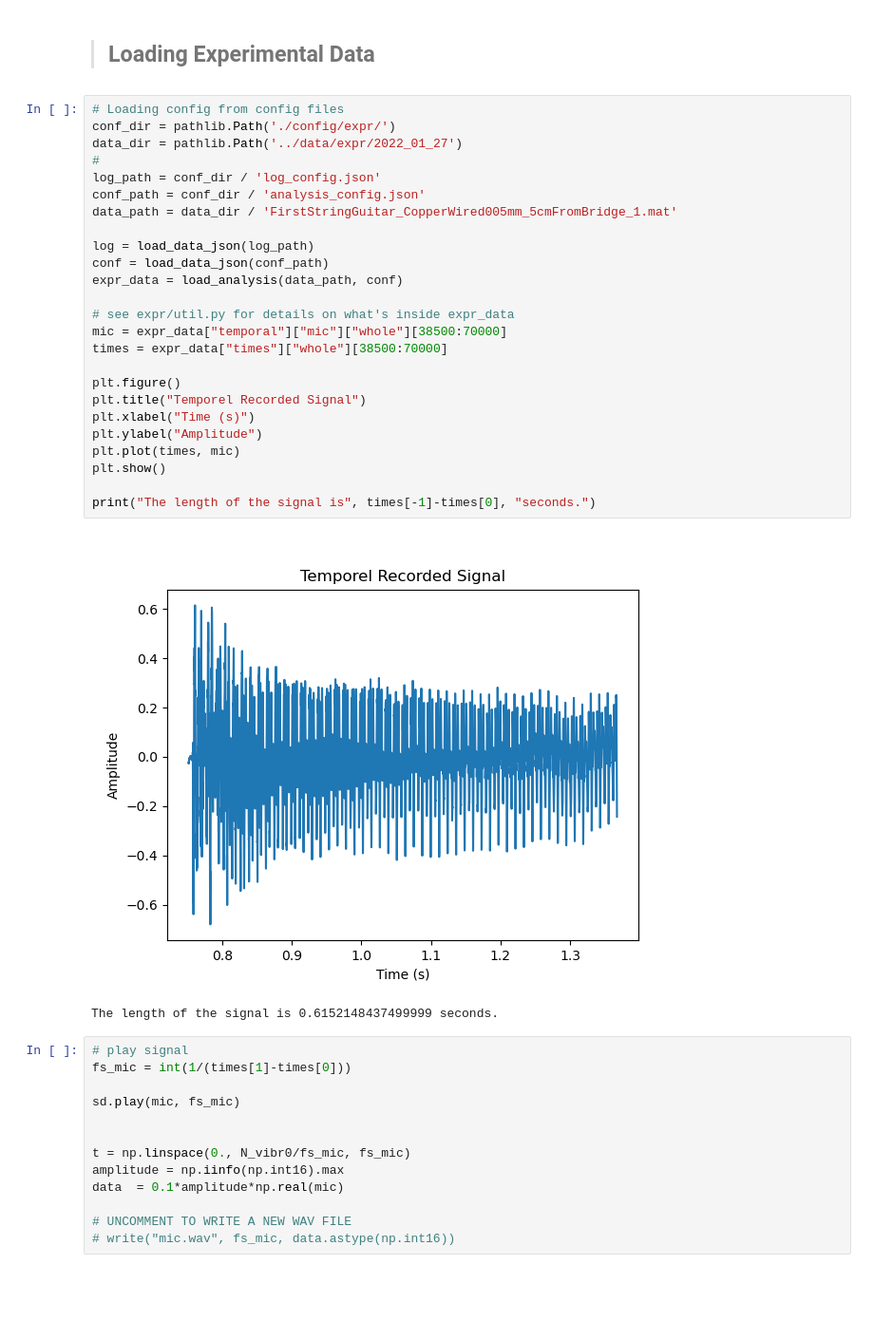
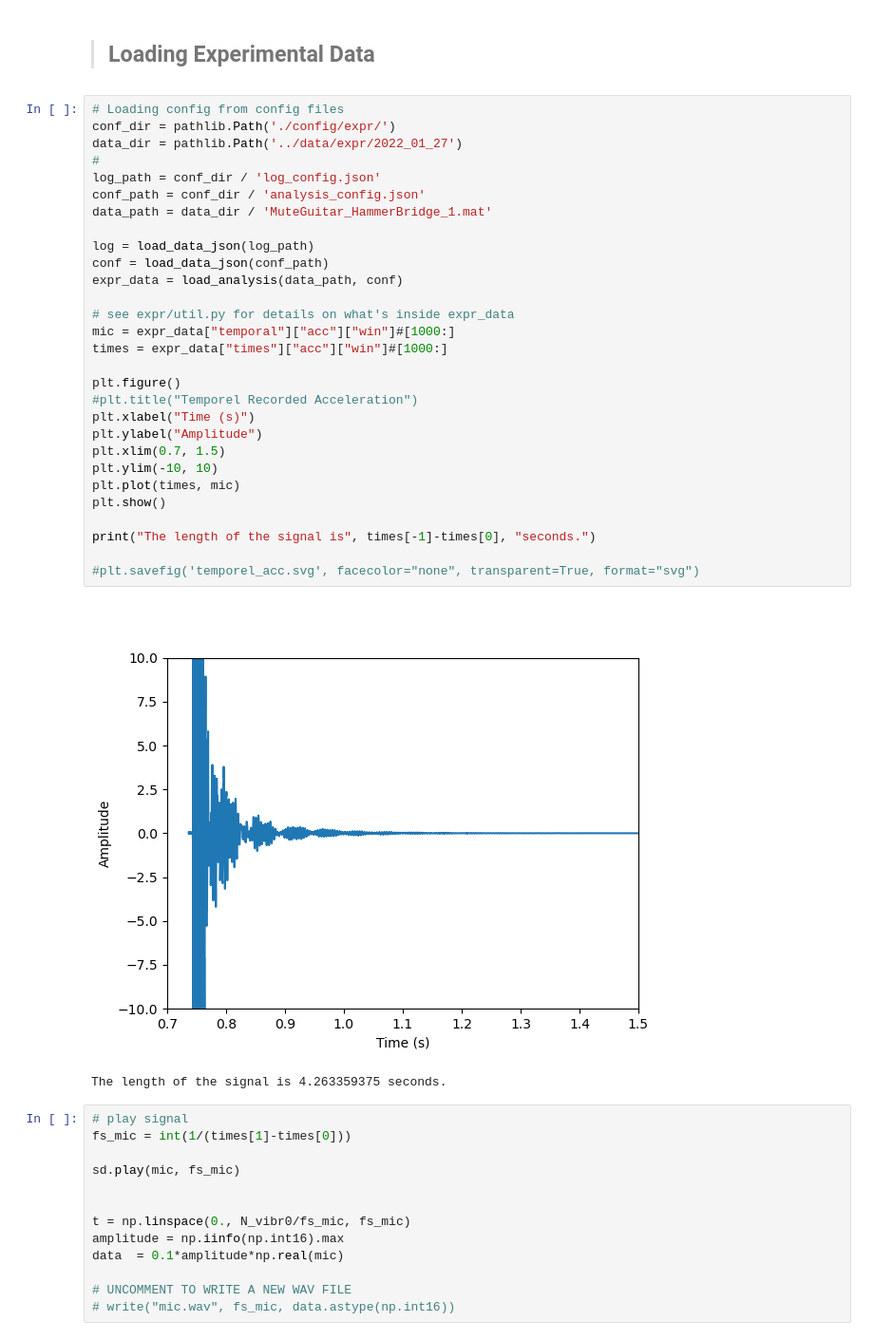
Before and after one commit to piptouque/atiam_pam_hrparam, a Jupyter notebook: source/hr_roy.ipynb, the cells around one changed output. Shown at 95% size. Drawn from its saved outputs; the diff is of its cells as text; blank space fills up the shorter version.

```diff
--- a/source/hr_roy.ipynb
+++ b/source/hr_roy.ipynb
@@ -224,31 +224,35 @@ The length of the signal is 4.095 seconds.
 # %%
 # Loading config from config files
 conf_dir = pathlib.Path('./config/expr/')
 data_dir = pathlib.Path('../data/expr/2022_01_27')
 #
 log_path = conf_dir / 'log_config.json'
 conf_path = conf_dir / 'analysis_config.json'
-data_path = data_dir / 'FirstStringGuitar_CopperWired005mm_5cmFromBridge_1.mat'
+data_path = data_dir / 'MuteGuitar_HammerBridge_1.mat'
 
 log = load_data_json(log_path)
 conf = load_data_json(conf_path)
 expr_data = load_analysis(data_path, conf)
 
 # see expr/util.py for details on what's inside expr_data
-mic = expr_data["temporal"]["mic"]["whole"][38500:70000]
-times = expr_data["times"]["whole"][38500:70000]
+mic = expr_data["temporal"]["acc"]["win"]#[1000:]
+times = expr_data["times"]["acc"]["win"]#[1000:]
 
 plt.figure()
-plt.title("Temporel Recorded Signal")
+#plt.title("Temporel Recorded Acceleration")
 plt.xlabel("Time (s)")
 plt.ylabel("Amplitude")
+plt.xlim(0.7, 1.5)
+plt.ylim(-10, 10)
 plt.plot(times, mic)
 plt.show()
 
 print("The length of the signal is", times[-1]-times[0], "seconds.")
+
+#plt.savefig('temporel_acc.svg', facecolor="none", transparent=True, format="svg")
 # %% [output]
-[figure, old version]
+[figure, new version]
-The length of the signal is 0.6152148437499999 seconds.
+The length of the signal is 4.263359375 seconds.
 # %%
 # play signal
 fs_mic = int(1/(times[1]-times[0]))
```
Also changed, not shown: parts of 22 cells of this notebook, 1 other file.
